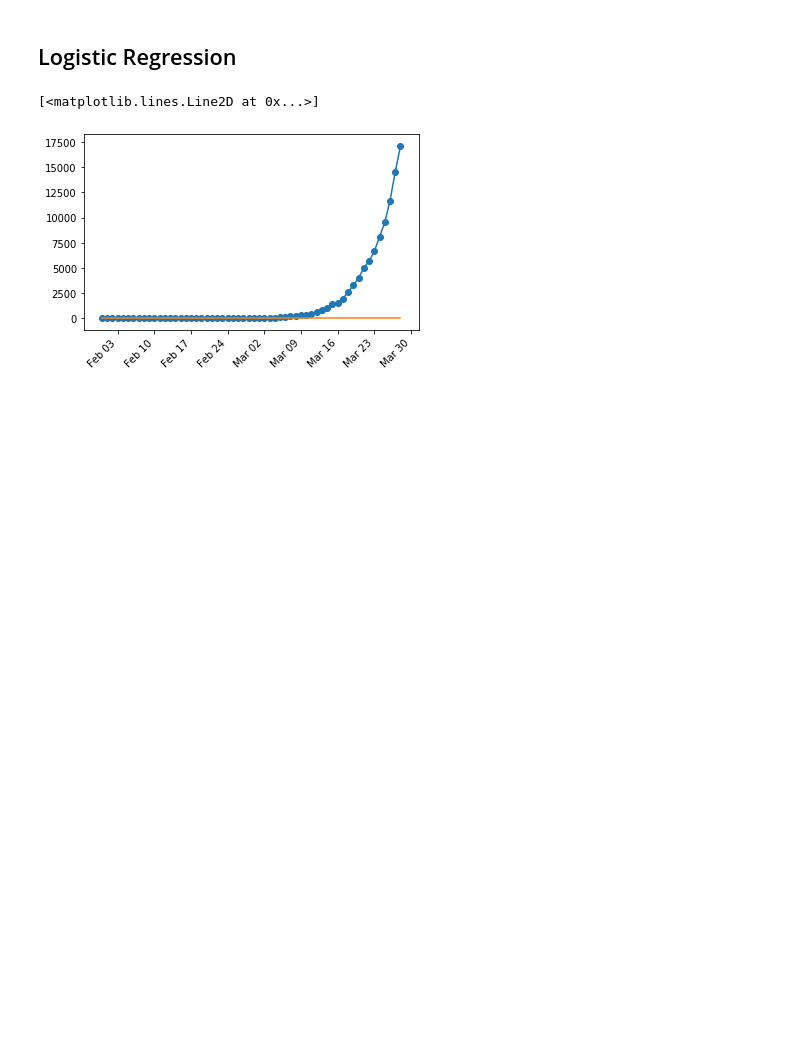
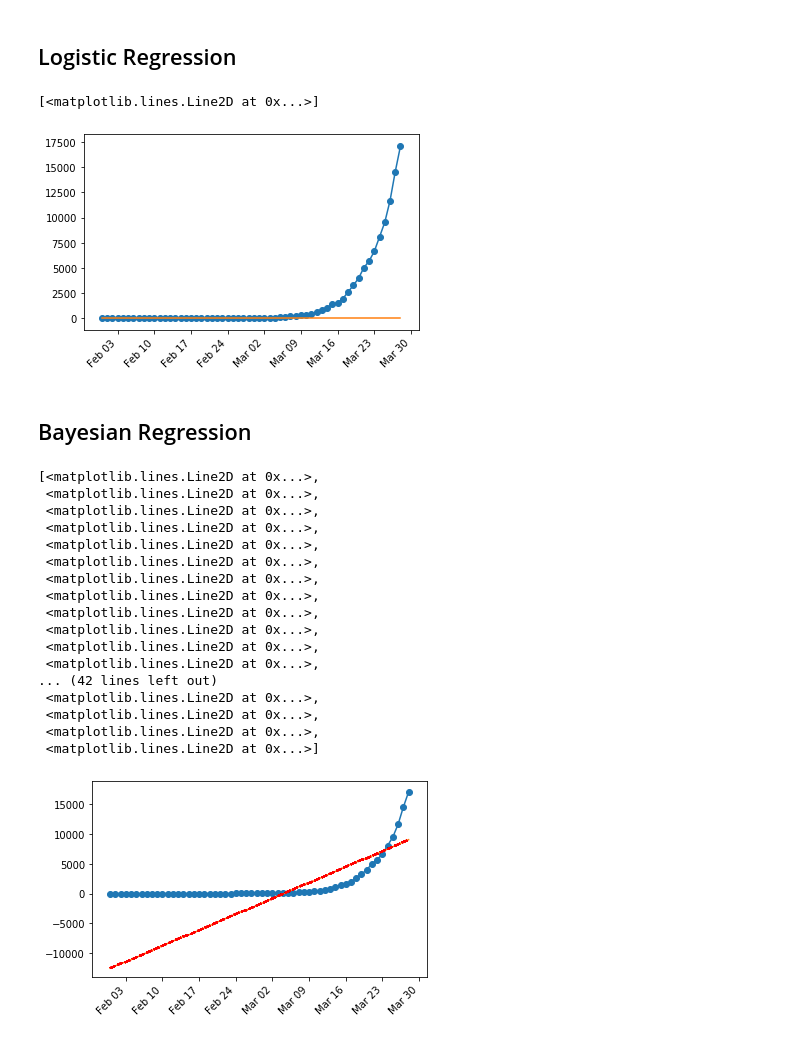
Before and after one commit to ashBabu/Machine-Learning, a Jupyter notebook: Covid-19.ipynb, the cells around one changed output. Saved outputs shown, nothing was run; the diff lists cells and outputs as text; code cells hidden in the pictures; blank space fills up the shorter version.

```diff
--- a/Covid-19.ipynb
+++ b/Covid-19.ipynb
@@ -142,3 +166,44 @@ ax.plot(df.index, y_pred)
 # %% [output]
 [<matplotlib.lines.Line2D at 0x...>]
 [figure]
+# %% [markdown]
+## Bayesian Regression
+# %%
+degree, sigma, regLambda = 4, 25, 10**-8
+
+beta, sigmaBeta = getBayesianBetaForPolynomialFit(X_tran,y_train, degree, sigma, regLambda)
+
+# compute predictive mean
+x_test = full_dates.to_numpy()
+X_test = getPolynomialDataMatrix(x_test, degree)
+y_pred = X_test.dot(beta)
+
+# Compute predictive variance for each data point
+y_sigma = np.zeros((X_test.shape[0]))
+for i in range(X_test.shape[0]):
+    y_sigma[i] = sigma + X_test[i,:].dot(sigmaBeta.dot(X_test[i,:].T))
+# %%
+ax = plotData(df, 'Cumulative Cases', axisLocator='month')
+ax.plot(df.index, y_pred)
+# ax.plot(x_test,y_pred, 'r')
+ax.plot(df.index, y_pred + 2 * np.sqrt(y_sigma), 'r--')
+ax.plot(df.index, y_pred - 2 * np.sqrt(y_sigma), 'r--')
+# %% [output]
+[<matplotlib.lines.Line2D at 0x...>,
+ <matplotlib.lines.Line2D at 0x...>,
+ <matplotlib.lines.Line2D at 0x...>,
+ <matplotlib.lines.Line2D at 0x...>,
+ <matplotlib.lines.Line2D at 0x...>,
+ <matplotlib.lines.Line2D at 0x...>,
+ <matplotlib.lines.Line2D at 0x...>,
+ <matplotlib.lines.Line2D at 0x...>,
+ <matplotlib.lines.Line2D at 0x...>,
+ <matplotlib.lines.Line2D at 0x...>,
+ <matplotlib.lines.Line2D at 0x...>,
+ <matplotlib.lines.Line2D at 0x...>,
+... (42 lines left out)
+ <matplotlib.lines.Line2D at 0x...>,
+ <matplotlib.lines.Line2D at 0x...>,
+ <matplotlib.lines.Line2D at 0x...>,
+ <matplotlib.lines.Line2D at 0x...>]
+[figure, added]
```
Also changed, not shown: parts of 11 cells of this notebook, 1 other file.
